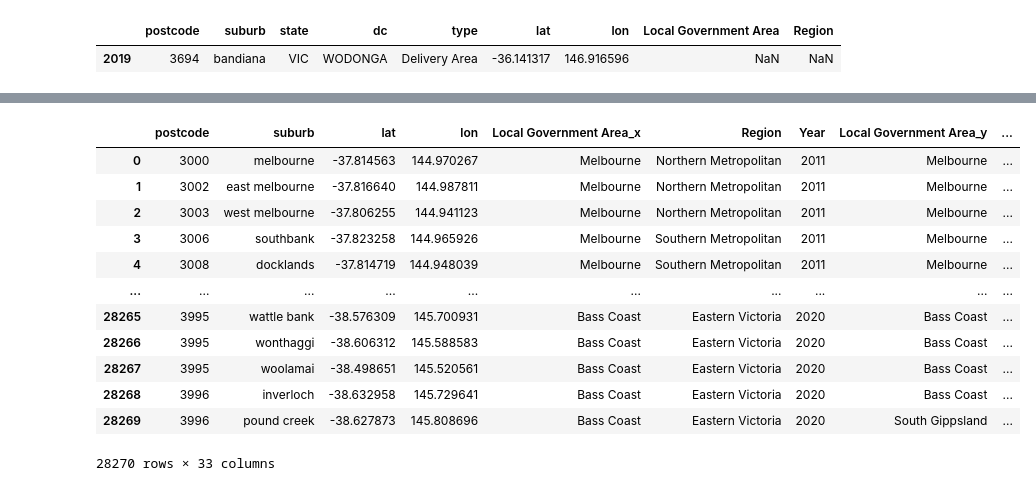
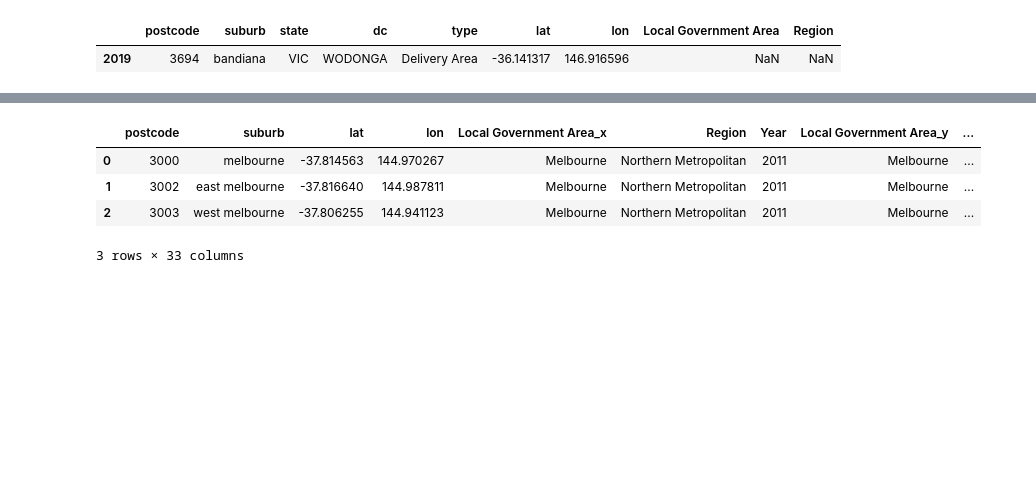
Before and after one commit to qizhengyaoyao/Project-2, a Jupyter notebook: data/DataETL-Mongo.ipynb, the cells around one changed output, grey strips where cells are left out. Drawn from its saved outputs; the diff is of its cells as text; code cells hidden in the pictures; blank space fills up the shorter version.

```diff
--- a/data/DataETL-Mongo.ipynb
+++ b/data/DataETL-Mongo.ipynb
@@ -499,0 +202,4 @@ vicsuburbLGA_df[vicsuburbLGA_df['Local Government Area'].isnull()]
+# %%
+#To aggregate lowest categetory of offences into nxxt category up, grouping is required
+CrimeSumDFindex = crimerateDF2.groupby(['Year', 'Local Government Area', 'postcode', 'suburb', 'Offence Subdivision']).sum()
+CrimeSumDFindex
@@ -499,0 +221,4 @@ vicsuburbLGA_df[vicsuburbLGA_df['Local Government Area'].isnull()]
+# %%
+#Convert multi-index dataframe to single-index
+CrimeSumDFreset = CrimeSumDFindex.reset_index(level=['Year', 'Local Government Area', 'postcode', 'suburb', 'Offence Subdivision'])
+CrimeSumDFreset.head()
@@ -499,0 +253,4 @@ vicsuburbLGA_df[vicsuburbLGA_df['Local Government Area'].isnull()]
+# %%
+CrimeSumDFPivot=CrimeSumDFreset.pivot(index=['Year', 'Local Government Area', 'postcode', 'suburb'],
+                                      columns='Offence Code', values='Incidents Recorded')
+CrimeSumDFPivot.head()
@@ -499,0 +266,6 @@ vicsuburbLGA_df[vicsuburbLGA_df['Local Government Area'].isnull()]
+# %%
+#Convert multi-index dataframe to single-index
+CrimeSumDFPivotreset = CrimeSumDFPivot.reset_index(level=['Year', 'Local Government Area', 'postcode', 'suburb'])
+CrimeSumDFPivotreset=CrimeSumDFPivotreset.fillna(0)
+CrimeSumDFPivotreset.columns.name = None
+CrimeSumDFPivotreset
@@ -538,20 +312,12 @@ Name: suburb, Length: 2827, dtype: int64
 # %%
 CrimeSuburbYearDF=pd.concat(CrimeDF, ignore_index=True)
-CrimeSuburbYearDF
+CrimeSuburbYearDF.head(3)
 # %% [output]
 |  | postcode | suburb | lat | lon | Local Government Area_x | Region | Year | Local Government Area_y | ... |
 | 0 | 3000 | melbourne | -37.814563 | 144.970267 | Melbourne | Northern Metropolitan | 2011 | Melbourne | ... |
 | 1 | 3002 | east melbourne | -37.816640 | 144.987811 | Melbourne | Northern Metropolitan | 2011 | Melbourne | ... |
 | 2 | 3003 | west melbourne | -37.806255 | 144.941123 | Melbourne | Northern Metropolitan | 2011 | Melbourne | ... |
-| 3 | 3006 | southbank | -37.823258 | 144.965926 | Melbourne | Southern Metropolitan | 2011 | Melbourne | ... |
-| 4 | 3008 | docklands | -37.814719 | 144.948039 | Melbourne | Southern Metropolitan | 2011 | Melbourne | ... |
-| ... | ... | ... | ... | ... | ... | ... | ... | ... | ... |
-| 28265 | 3995 | wattle bank | -38.576309 | 145.700931 | Bass Coast | Eastern Victoria | 2020 | Bass Coast | ... |
-| 28266 | 3995 | wonthaggi | -38.606312 | 145.588583 | Bass Coast | Eastern Victoria | 2020 | Bass Coast | ... |
-| 28267 | 3995 | woolamai | -38.498651 | 145.520561 | Bass Coast | Eastern Victoria | 2020 | Bass Coast | ... |
-| 28268 | 3996 | inverloch | -38.632958 | 145.729641 | Bass Coast | Eastern Victoria | 2020 | Bass Coast | ... |
-| 28269 | 3996 | pound creek | -38.627873 | 145.808696 | Bass Coast | Eastern Victoria | 2020 | South Gippsland | ... |
-28270 rows × 33 columns
+3 rows × 33 columns
 # %%
 CrimeSuburbYearDF['Local Government Area_x'].unique()
 # %% [output]
```
Also changed, not shown: parts of 63 cells of this notebook, 7 other files.
